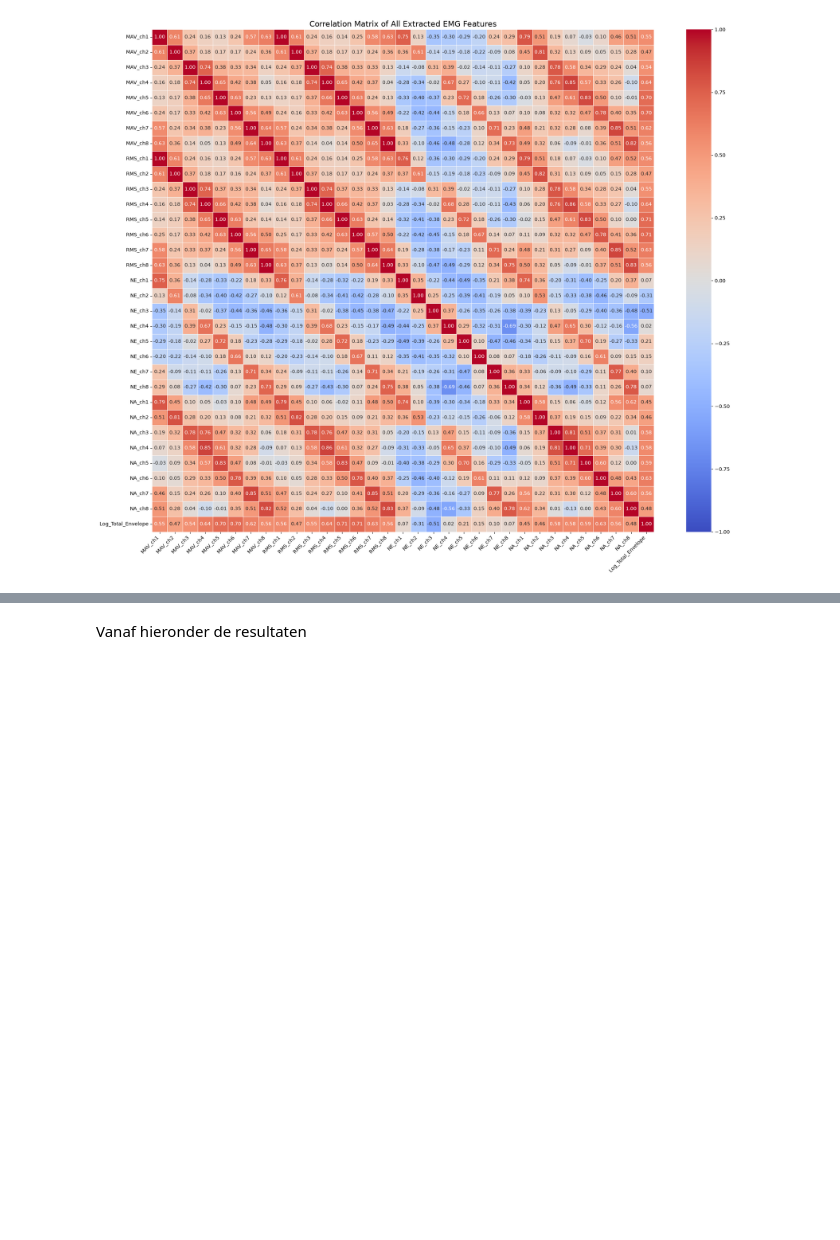
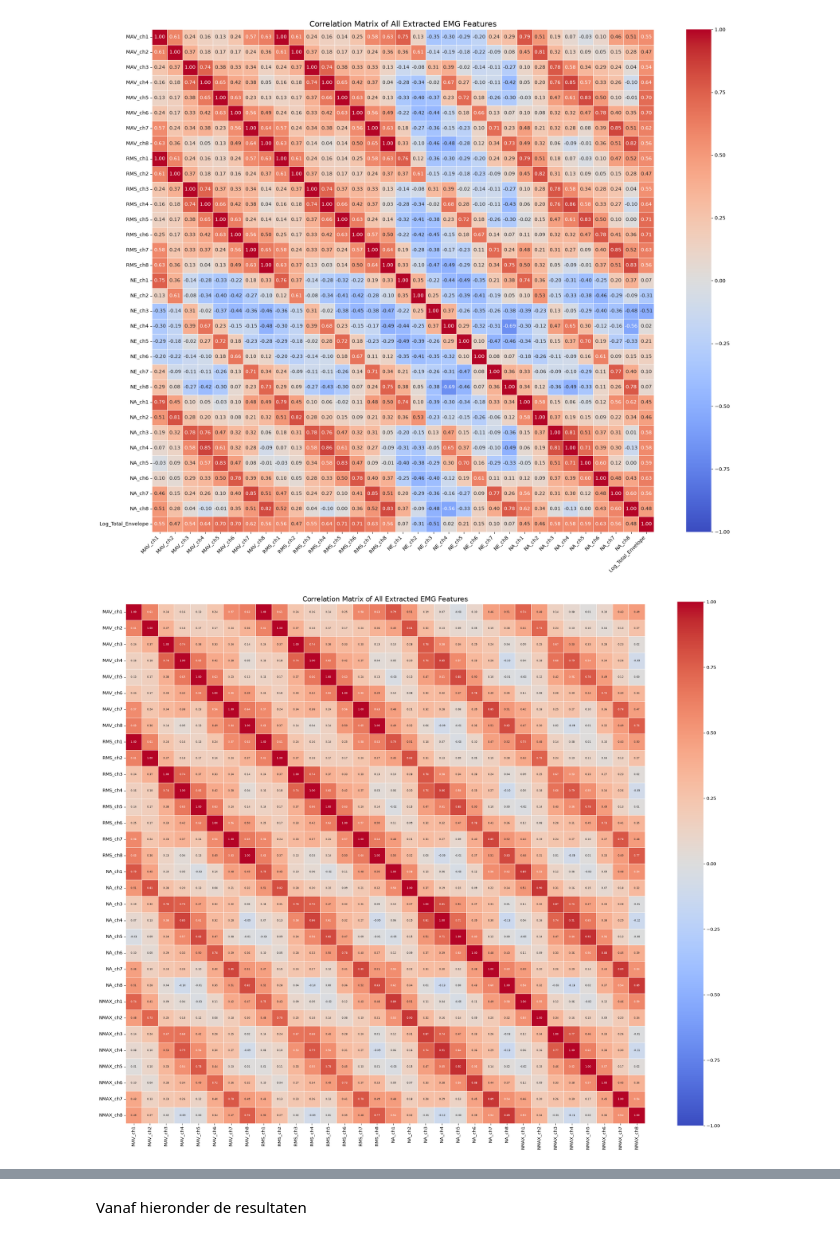
Before and after one commit to laauritaa/S-S_EMG, a Jupyter notebook: Model_Testing_with_NA.ipynb, the cells around one changed output, grey strips where cells are left out. Cells and saved outputs as stored; diff of their text form; code cells hidden in the pictures; blank space fills up the shorter version.

```diff
--- a/Model_Testing_with_NA.ipynb
+++ b/Model_Testing_with_NA.ipynb
@@ -2065,3 +2108,44 @@ plt.tight_layout()
 plt.show()
 # %% [output]
 [figure]
+# %%
+
+import matplotlib.pyplot as plt
+import seaborn as sns
+
+# Select all extracted numerical features
+feature_cols = (
+    [f"MAV_ch{i}" for i in range(1, 9)]
+    + [f"RMS_ch{i}" for i in range(1, 9)]
+    # + [f"NE_ch{i}" for i in range(1, 9)]
+    + [f"NA_ch{i}" for i in range(1, 9)]
+    + [f"NMAX_ch{i}" for i in range(1, 9)]
+    # + ["Log_Total_Envelope"]
+)
+
+# Calculate the Pearson correlation matrix
+correlation_matrix = df_model[feature_cols].corr(method="pearson")
+
+# Visualize the correlation matrix
+plt.figure(figsize=(22, 18))
+
+sns.heatmap(
+    correlation_matrix,
+    annot=True,
+    fmt=".2f",
+    cmap="coolwarm",
+    vmin=-1,
+    vmax=1,
+    center=0,
+    square=True,
+    linewidths=0.5,
+    annot_kws={"size": 6}
+)
+
+plt.title("Correlation Matrix of All Extracted EMG Features", fontsize=16)
+plt.xticks(rotation=90)
+plt.yticks(rotation=0)
+plt.tight_layout()
+plt.show()
+# %% [output]
+[figure, added]
```
Also changed, not shown: parts of 2 cells of this notebook, 5 other files.
